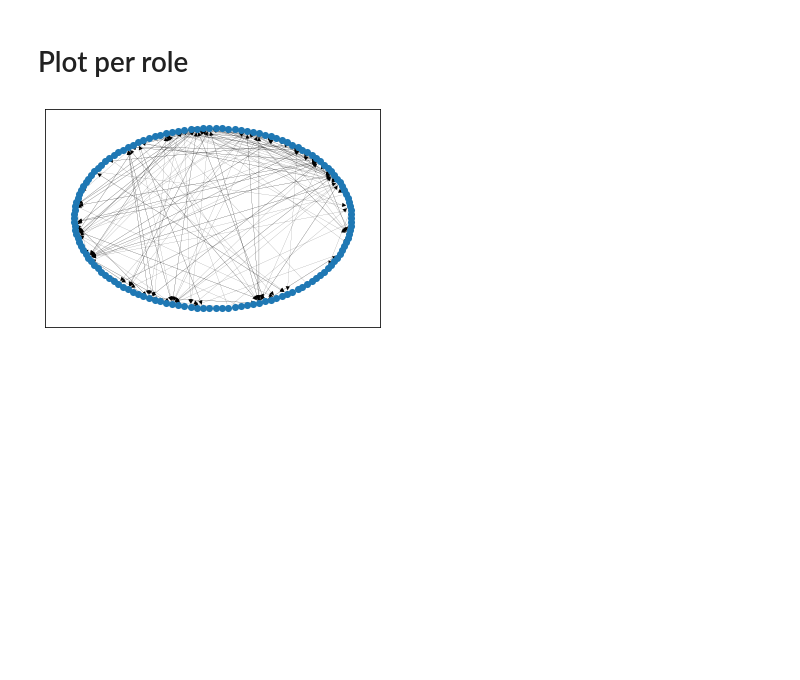
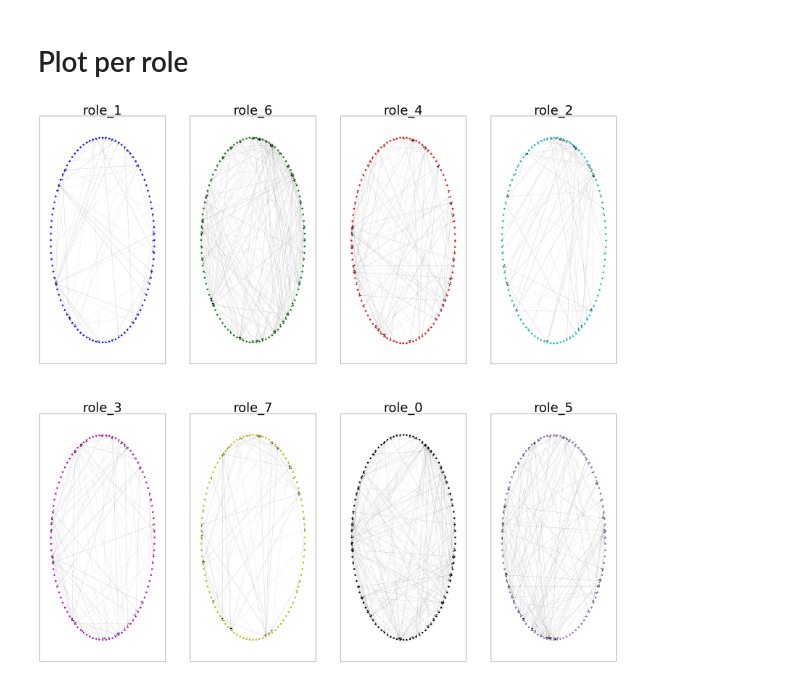
Before and after one commit to liangyufc/rolx-erasmus, a Jupyter notebook: src/visualization.ipynb, the cells around one changed output. Saved outputs shown, nothing was run; the diff lists cells and outputs as text; code cells hidden in the pictures; blank space fills up the shorter version.

Commit message:
Roles graph plotted

```diff
--- a/src/visualization.ipynb
+++ b/src/visualization.ipynb
@@ -111,32 +118,70 @@ Counter({'role_1': 1208,
          'role_3': 169,
          'role_7': 138,
          'role_5': 106})
 '''
 
+
+roles = list(role_count.keys())
+
+'''
 chosen_role = 'role_7'
 percentage = 1 #From 0 to 1: 0.1% means 10 percent of the nodes
 
 chosen_nodes = [n for n,v in nodes_role if v == chosen_role]
 
 chosen_nodes = random.sample(chosen_nodes, int(len(chosen_nodes)*percentage))
 
 sub_G = G.subgraph(chosen_nodes)
 
+
 # plot graph
-plt.figure()
+plt.figure(1)
 
 with warnings.catch_warnings():
     # catch matplotlib deprecation warning
     warnings.simplefilter('ignore')
     nx.draw_networkx(
         sub_G,
         pos=nx.nx.circular_layout(sub_G),
         node_size = 50,
         with_labels = False,
         linewidths = 0,
         width = 0.1,
     )
+'''
+
+colors = ['b', 'g', 'r', 'c', 'm', 'y', 'k', 'tab:purple', 'tab:brown']
+
+plt.figure()
+number_of_nodes = 100
+for i in range(len(roles)):
+    chosen_role = roles[i]
+
+    chosen_nodes = [n for n,v in nodes_role if v == chosen_role]
+    chosen_nodes = random.sample(chosen_nodes, int(number_of_nodes))
+
+    sub_G = G.subgraph(chosen_nodes)
+
+
+    plt.subplot(3,4,i+1)
+    plt.rcParams["figure.figsize"] = (40,40)
+
+
+    with warnings.catch_warnings():
+        # catch matplotlib deprecation warning
+        warnings.simplefilter('ignore')
+        nx.draw_networkx(
+            sub_G,
+            pos=nx.nx.circular_layout(sub_G),
+            node_size = 50,
+            node_color = colors[i],
+            with_labels = False,
+            linewidths = 0,
+            width = 0.1,
+        )
+
+    plt.title("" + roles[i], fontsize=50)
 
 plt.show()
 # %% [output]
-[figure, old version]
+[figure, new version]
```
Also changed, not shown: parts of 4 cells of this notebook, 4 other files.
